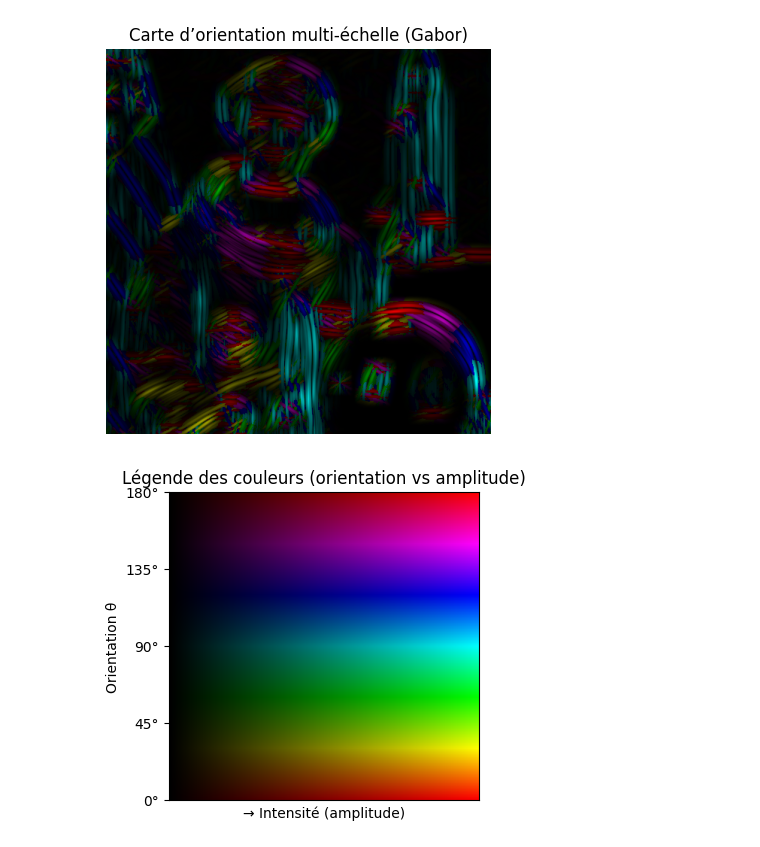
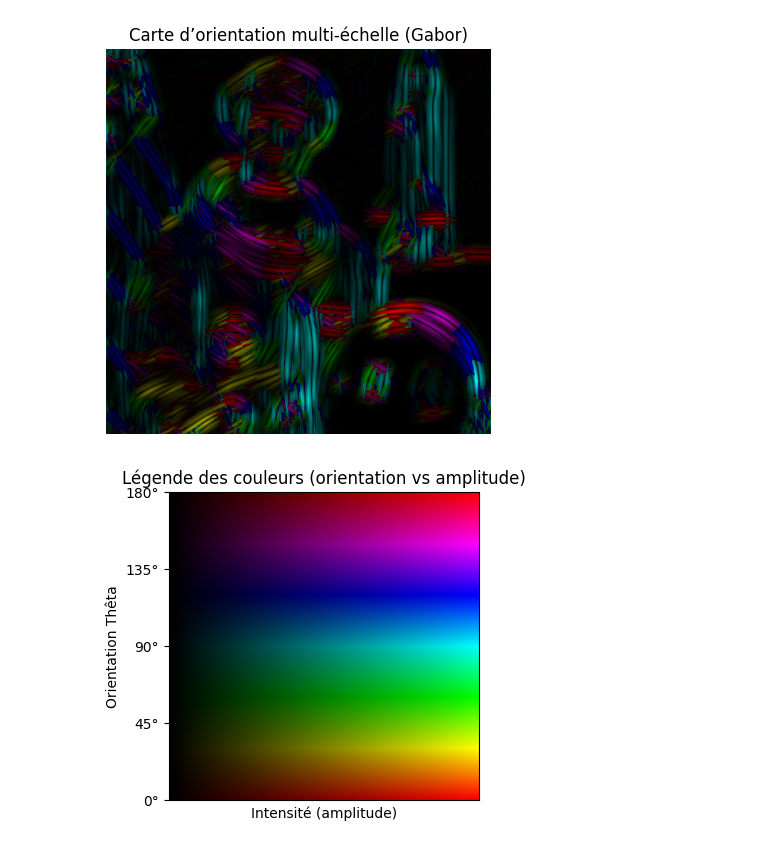
Before and after one commit to floriantholin/Traitement-Images, a Jupyter notebook: lab3/TP_Gabor_Lena_FR.ipynb, the cells around one changed output. Saved outputs shown, nothing was run; the diff lists cells and outputs as text; code cells hidden in the pictures.

```diff
--- a/lab3/TP_Gabor_Lena_FR.ipynb
+++ b/lab3/TP_Gabor_Lena_FR.ipynb
@@ -157,27 +157,27 @@ plt.show()
 # %% [output]
 [figure]
 # %%
-# === Légende circulaire des orientations ===
+#Légende
 N = 200
 r = np.linspace(0, 1, N)
 theta = np.linspace(0, np.pi, N)  # 0 à 180°
 R, T = np.meshgrid(r, theta)
 
 # Conversion angle -> teinte (0..1)
 H = T / np.pi
 S = np.ones_like(H)
 V = R
 hsv = np.stack((H, S, V), axis=-1)
 rgb = mcolors.hsv_to_rgb(hsv)
 
 plt.figure(figsize=(4, 4))
 plt.imshow(rgb, extent=[0, 1, 0, np.pi], aspect='auto', origin='lower')
 plt.yticks([0, np.pi/4, np.pi/2, 3*np.pi/4, np.pi],
            ["0°", "45°", "90°", "135°", "180°"])
 plt.xticks([])
-plt.xlabel("→ Intensité (amplitude)")
-plt.ylabel("Orientation θ")
+plt.xlabel("Intensité (amplitude)")
+plt.ylabel("Orientation Thêta")
 plt.title("Légende des couleurs (orientation vs amplitude)")
 plt.show()
 # %% [output]
-[figure, old version]
+[figure, new version]
```
Also changed, not shown: parts of 1 cell of this notebook, 6 other files.
